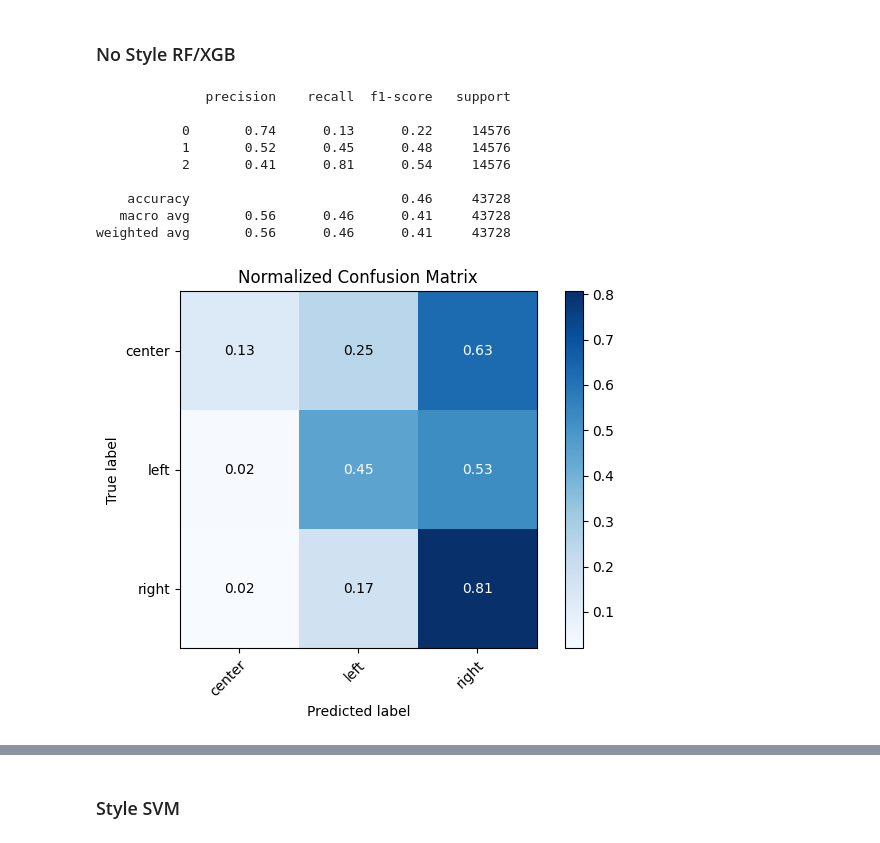
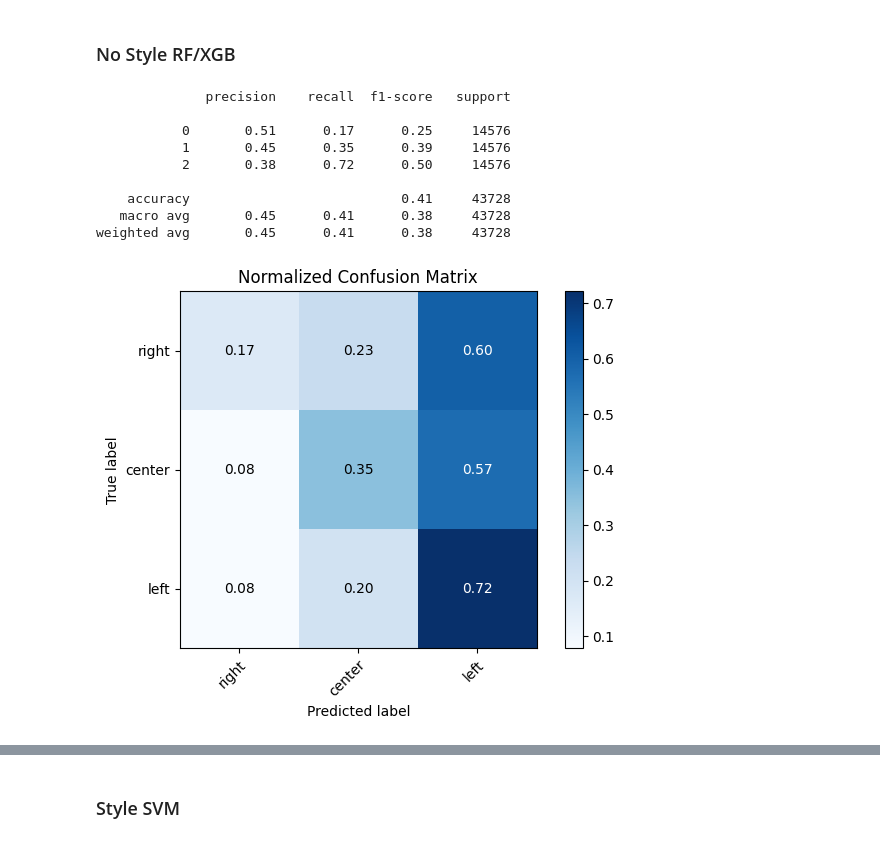
Before and after one commit to EKarasevnl/Language-and-AI, a Jupyter notebook: hyp_1_stylometry/stylometry_all_together.ipynb, the cells around one changed output, grey strips where cells are left out. Cells and saved outputs as stored; diff of their text form; code cells hidden in the pictures.

Commit message:
Reduce n_trials, show all plots.

```diff
--- a/hyp_1_stylometry/stylometry_all_together.ipynb
+++ b/hyp_1_stylometry/stylometry_all_together.ipynb
@@ -333,7 +335,7 @@ def rf_objective(trial, X, y) -> float:
     """
     params = {
         'n_estimators': trial.suggest_int('n_estimators', 10, 25),
-        'max_depth': trial.suggest_int('max_depth', 2, 5)
+        'max_depth': trial.suggest_int('max_depth', 1, 5)
     }
 
     model = RandomForestClassifier(**params, random_state=SEED)
@@ -349,7 +351,7 @@ def xgb_objective(trial, X, y, num_class, use_gpu=True) -> float:
     params = {
         'objective': 'multi:softmax',
         'num_class': num_class,
-        'max_depth': trial.suggest_int('max_depth', 2, 5),
+        'max_depth': trial.suggest_int('max_depth', 1, 5),
         'n_estimators': trial.suggest_int('n_estimators', 10, 25),
         'n_jobs': -1 if not use_gpu else None,
         'device': "cuda" if use_gpu else None
@@ -366,8 +368,8 @@ def rf_finetuning(X, y):
     Apply hyperparameter fine-tuning of RandomForestClassifier with Optuna.
     """
     partial_objective_rf = partial(rf_objective, X=X, y=y)
-    study = optuna.create_study(direction='maximize')
-    study.optimize(partial_objective_rf, n_trials=100, seed=SEED)
+    study = optuna.create_study(direction='maximize', sampler=optuna.samplers.TPESampler(seed=SEED))
+    study.optimize(partial_objective_rf, n_trials=10)
 
     best_model = RandomForestClassifier(random_state=SEED, **study.best_params)
     return best_model
@@ -378,13 +380,13 @@ def xgb_finetuning(X, y, num_class):
     """
 
     partial_objective_xgb = partial(xgb_objective, X=X, y=y, num_class=num_class)
-    study = optuna.create_study(direction='maximize')
-    study.optimize(partial_objective_xgb, n_trials=100, seed=SEED)
+    study = optuna.create_study(direction='maximize', sampler=optuna.samplers.TPESampler(seed=SEED))
+    study.optimize(partial_objective_xgb, n_trials=10)
 
     best_model = XGBClassifier(random_state=SEED, **study.best_params)
     return best_model
 # %%
-def nested_cv_rf(folds_list: List[Dict]):
+def nested_cv_rf(folds_list: List[Dict], classes: List[str]):
     """
     Fine-tune RandomForestClassifier fine-tuning of RandomForestClassifier with Optuna
     and Nested Cross Validation on the selected folds data. Finally, show evaluations of best found hyperparameters.
@@ -396,15 +398,15 @@ def nested_cv_rf(folds_list: List[Dict]):
         X_test, y_test = fold['X_test'], fold['y_test']
 
         best_model = rf_finetuning(X_train, y_train)
-        best_model.fit(X_train, y_train, random_seed=SEED)
+        best_model.fit(X_train, y_train)
         y_pred = best_model.predict(X_test)
 
         all_preds.extend(y_pred)
         all_y_true.extend(y_test)
 
-    eval_preds(all_preds, all_y_true)
+    eval_preds(all_preds, all_y_true, classes)
 
-def nested_cv_xgb(folds_list: List[Dict], num_class: int):
+def nested_cv_xgb(folds_list: List[Dict], num_class: int, classes: List[str]):
     """
     Fine-tune RandomForestClassifier fine-tuning of XGBClassifier with Optuna
     and Nested Cross Validation on the given folds data. Finally, show evaluations of best found hyperparameters.
@@ -416,13 +418,13 @@ def nested_cv_xgb(folds_list: List[Dict], num_class: int):
         X_test, y_test = fold['X_test'], fold['y_test']
 
         best_model = xgb_finetuning(X_train, y_train, num_class)
-        best_model.fit(X_train, y_train, random_seed=SEED)
+        best_model.fit(X_train, y_train)
         y_pred = best_model.predict(X_test)
 
         all_preds.extend(y_pred)
         all_y_true.extend(y_test)
 
-    eval_preds(all_preds, all_y_true)
+    eval_preds(all_preds, all_y_true, classes)
 # %% [markdown]
 # Political Leaning Dataset
 # %%
@@ -460,16 +464,16 @@ weighted avg       0.73      0.73      0.73     14576
 # %% [markdown]
 ### No Style RF/XGB
 # %%
-nested_cv_rf(pipeline_data['bow'])
+nested_cv_rf(pipeline_data['bow'], classes=target_classes)
 # %% [output]
               precision    recall  f1-score   support
 
-           0       0.74      0.13      0.22     14576
-           1       0.52      0.45      0.48     14576
-           2       0.41      0.81      0.54     14576
+           0       0.51      0.17      0.25     14576
+           1       0.45      0.35      0.39     14576
+           2       0.38      0.72      0.50     14576
 
-    accuracy                           0.46     43728
-   macro avg       0.56      0.46      0.41     43728
-weighted avg       0.56      0.46      0.41     43728
+    accuracy                           0.41     43728
+   macro avg       0.45      0.41      0.38     43728
+weighted avg       0.45      0.41      0.38     43728
-[figure, old version]
+[figure, new version]
 # %%
```
Also changed, not shown: parts of 22 cells of this notebook.
